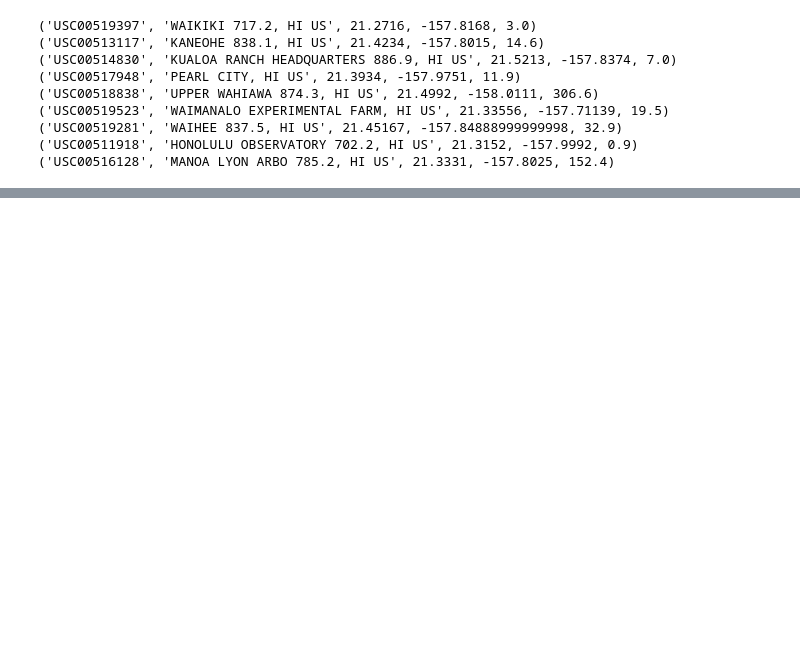
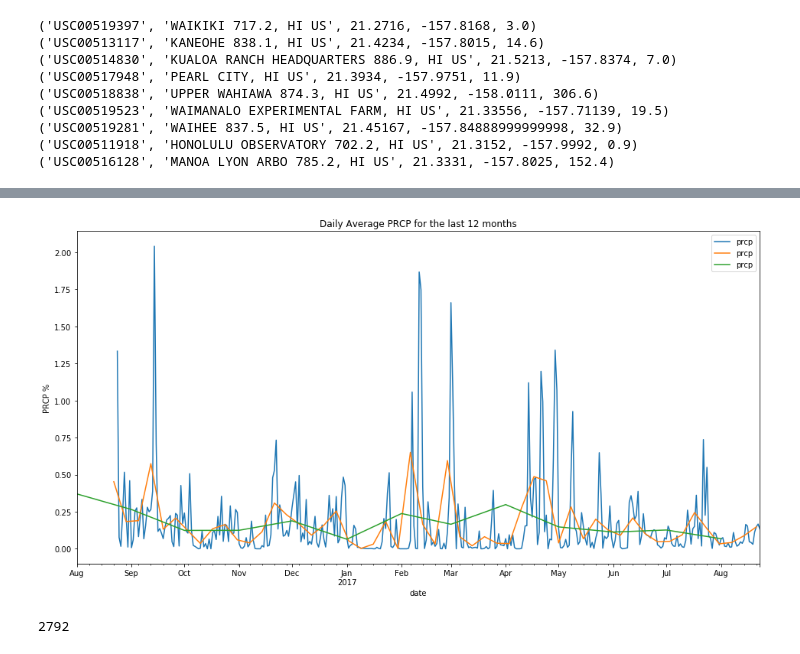
Before and after one commit to aerwemi/-Hawaii_climate_analysis, a Jupyter notebook: climate_analysis.ipynb, the cells around one changed output, grey strips where cells are left out. Cells and saved outputs as stored; diff of their text form; code cells hidden in the pictures; blank space fills up the shorter version.

```diff
--- a/climate_analysis.ipynb
+++ b/climate_analysis.ipynb
@@ -201,0 +236,2 @@ cm.cool_r
+# %%
+prcp_12m_df.set_index('date').describe()
@@ -201,0 +248,18 @@ cm.cool_r
+# %%
+#extras
+prcp_12m_dfD=prcp_12m_df.set_index('date').resample('D').mean()
+prcp_12m_dfW=prcp_12m_df.set_index('date').resample('W').mean()
+prcp_12m_dfM=prcp_12m_df.set_index('date').resample('M').mean()
+# %%
+ax=prcp_12m_dfD.plot(figsize=(16,8))
+prcp_12m_dfW.plot(ax=ax)
+prcp_12m_dfM.plot(ax=ax)
+ax.set_title('Daily Average PRCP for the last 12 months')
+ax.set_ylabel('PRCP %')
+plt.show()
+# %% [output]
+[figure, added]
+# %%
+len(session.query(Measurements.date, func.avg(Measurements.prcp)).group_by(Measurements.date).all())
+# %% [output]
+2792
```
Also changed, not shown: parts of 77 cells of this notebook.
